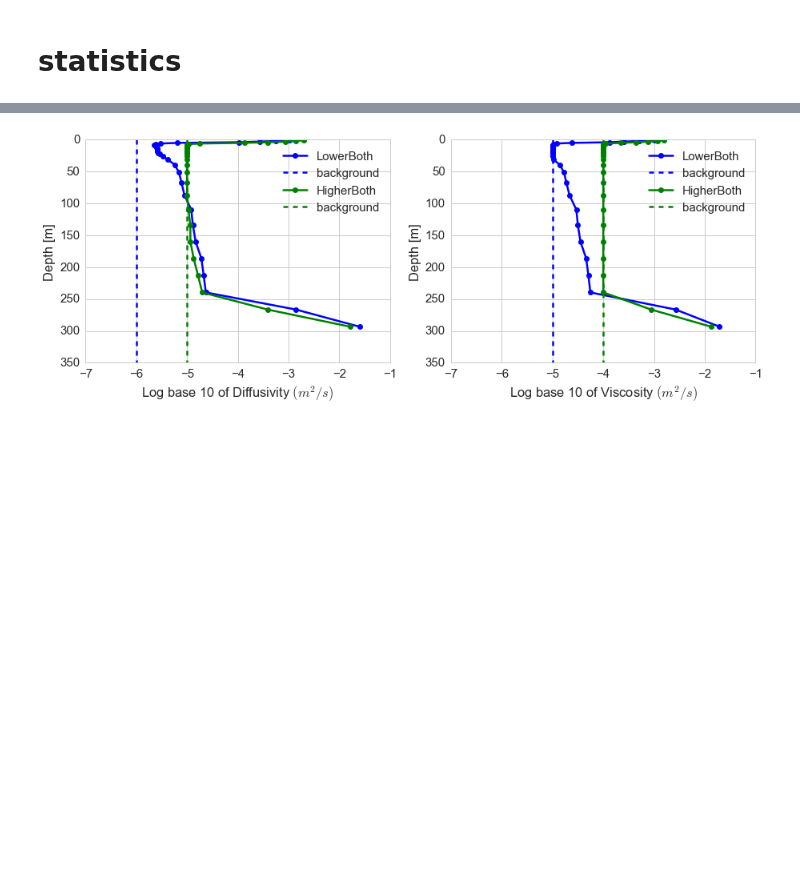
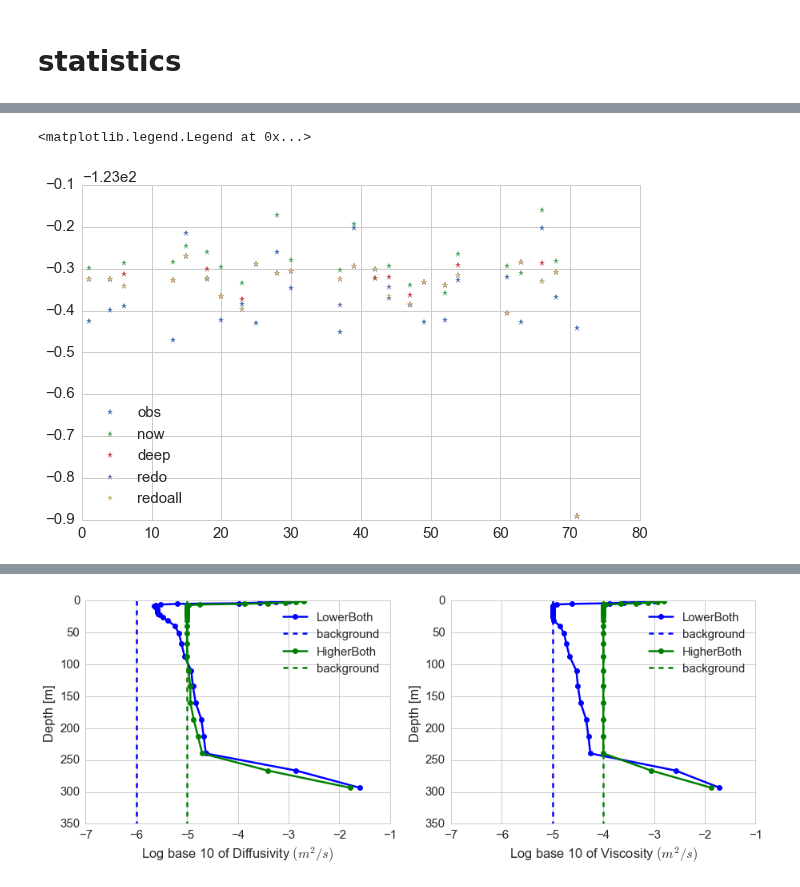
Before and after one commit to SalishSeaCast/analysis-jie, a Jupyter notebook: jie/OceanSciences/ParticleDeepening&Drifter&SalinityFerry&Statistics.ipynb, the cells around one changed output, grey strips where cells are left out. Cells and saved outputs as stored; diff of their text form; code cells hidden in the pictures; blank space fills up the shorter version.

```diff
--- a/jie/OceanSciences/ParticleDeepening&Drifter&SalinityFerry&Statistics.ipynb
+++ b/jie/OceanSciences/ParticleDeepening&Drifter&SalinityFerry&Statistics.ipynb
@@ -205,0 +486,12 @@ for ax in axs:
+# %%
+## test locs
+fig, ax = plt.subplots(1,1,figsize = (10,6))
+ax.plot(lon_obs,'*',label = 'obs')
+ax.plot(lon_now,'*',label = 'now')
+ax.plot(lon_deep,'*',label = 'deep')
+ax.plot(lon_redu,'*',label = 'redo')
+ax.plot(lon_allredu,'*',label ='redoall')
+ax.legend(loc = 'best')
+# %% [output]
+<matplotlib.legend.Legend at 0x...>
+[figure, added]
```
Also changed, not shown: parts of 24 cells of this notebook.
